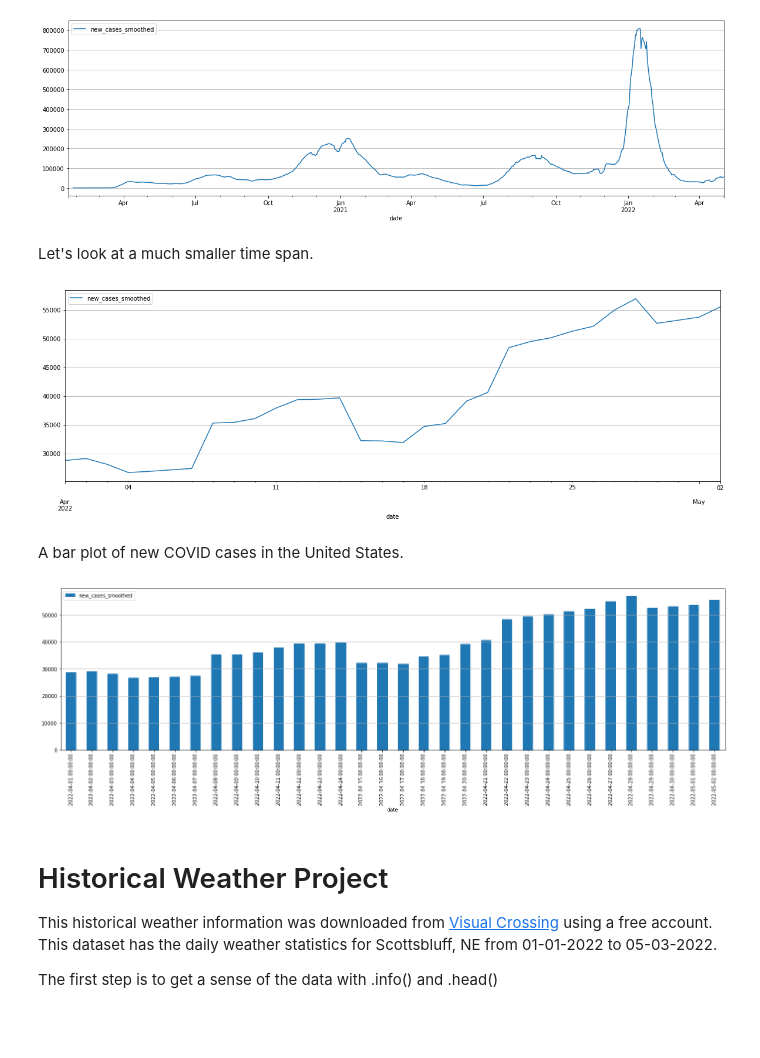
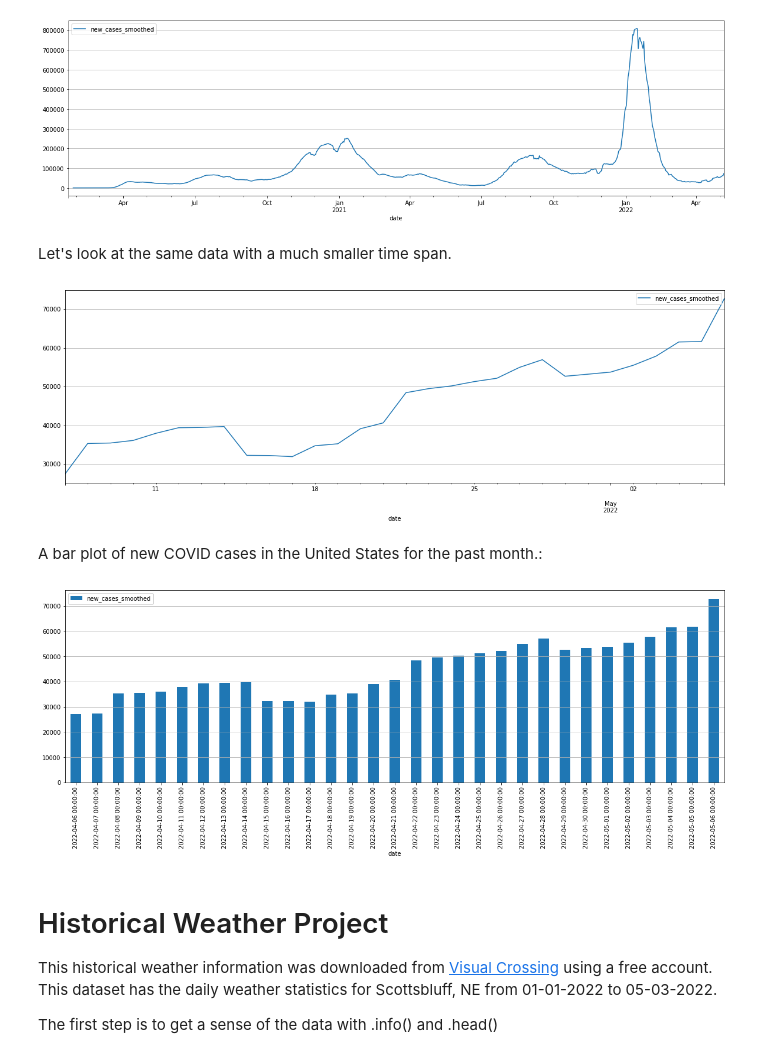
Before and after one commit to itinstructor/JupyterNotebooks, a Jupyter notebook: Notebooks/Python_Data_Science_Primer.ipynb, the cells around one changed output. Saved outputs shown, nothing was run; the diff lists cells and outputs as text; code cells hidden in the pictures; blank space fills up the shorter version.

```diff
--- a/Notebooks/Python_Data_Science_Primer.ipynb
+++ b/Notebooks/Python_Data_Science_Primer.ipynb
@@ -2762,26 +2772,29 @@ plt.show()
 # %% [output]
 [figure]
 # %% [markdown]
-Let's look at a much smaller time span.
+Let's look at the same data with a much smaller time span.
 # %%
-# Create a new data set filtered by date to current date
-# Slice the data using the index
-df_date = df_us_cases.loc['2022-04-01':]
+# Slice by loc to show the days since
+# df_date = df_us_cases.loc["2022-04-07":]
+# Subtract 30 days from the current time
+time_slice = pd.Timestamp.now().normalize() - pd.Timedelta(30, unit='d')
+# Slice by
+df_date = df_us_cases.loc[time_slice:]
 
 plt.rcParams["figure.figsize"] = (20, 6)
 df_date.plot()
 plt.grid(axis = 'y')
 plt.show()
 # %% [output]
-[figure, old version]
+[figure, new version]
 # %% [markdown]
-A bar plot of new COVID cases in the United States.
+A bar plot of new COVID cases in the United States for the past month.:
 # %%
 df_date.plot(kind='bar', y='new_cases_smoothed')
 plt.grid(axis = 'y')
 plt.show()
 # %% [output]
-[figure, old version]
+[figure, new version]
 # %% [markdown]
 # Historical Weather Project
 
```
Also changed, not shown: parts of 6 cells of this notebook.
